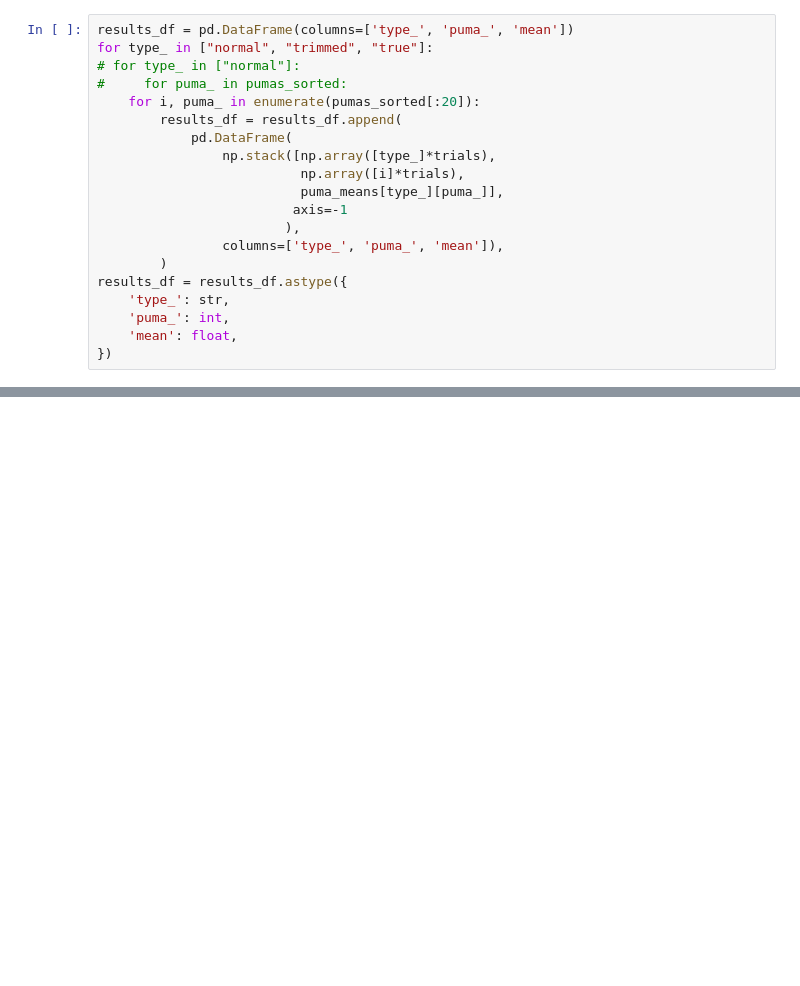
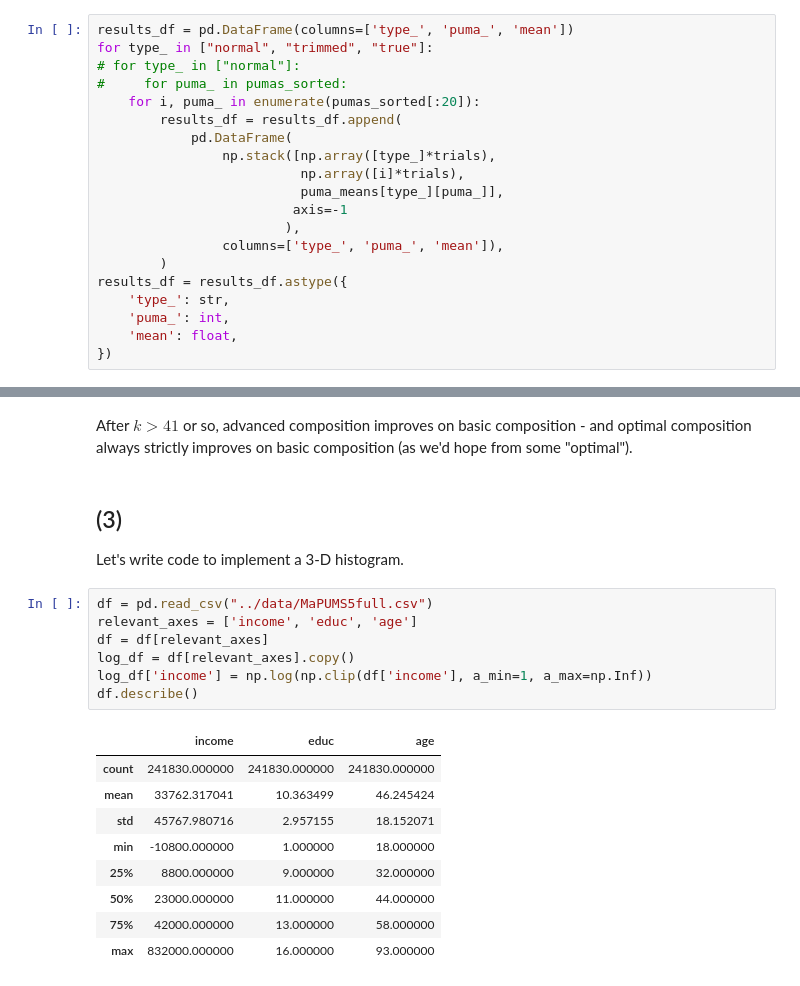
Before and after one commit to yo-shavit/cs208, a Jupyter notebook: homework/Homework 3.ipynb, the cells around one changed output, grey strips where cells are left out. Cells and saved outputs as stored; diff of their text form; blank space fills up the shorter version.

```diff
--- a/homework/Homework 3.ipynb
+++ b/homework/Homework 3.ipynb
@@ -437,0 +270,22 @@ Emailed separately.
+# %% [markdown]
+After $k>41$ or so, advanced composition improves on basic composition - and optimal composition always strictly improves on basic composition (as we'd hope from some "optimal").
+# %% [markdown]
+## (3)
+Let's write code to implement a 3-D histogram.
+# %%
+df = pd.read_csv("../data/MaPUMS5full.csv")
+relevant_axes = ['income', 'educ', 'age']
+df = df[relevant_axes]
+log_df = df[relevant_axes].copy()
+log_df['income'] = np.log(np.clip(df['income'], a_min=1, a_max=np.Inf))
+df.describe()
+# %% [output]
+|  | income | educ | age |
+| count | 241830.000000 | 241830.000000 | 241830.000000 |
+| mean | 33762.317041 | 10.363499 | 46.245424 |
+| std | 45767.980716 | 2.957155 | 18.152071 |
+| min | -10800.000000 | 1.000000 | 18.000000 |
+| 25% | 8800.000000 | 9.000000 | 32.000000 |
+| 50% | 23000.000000 | 11.000000 | 44.000000 |
+| 75% | 42000.000000 | 13.000000 | 58.000000 |
+| max | 832000.000000 | 16.000000 | 93.000000 |
```
Also changed, not shown: parts of 51 cells of this notebook.
